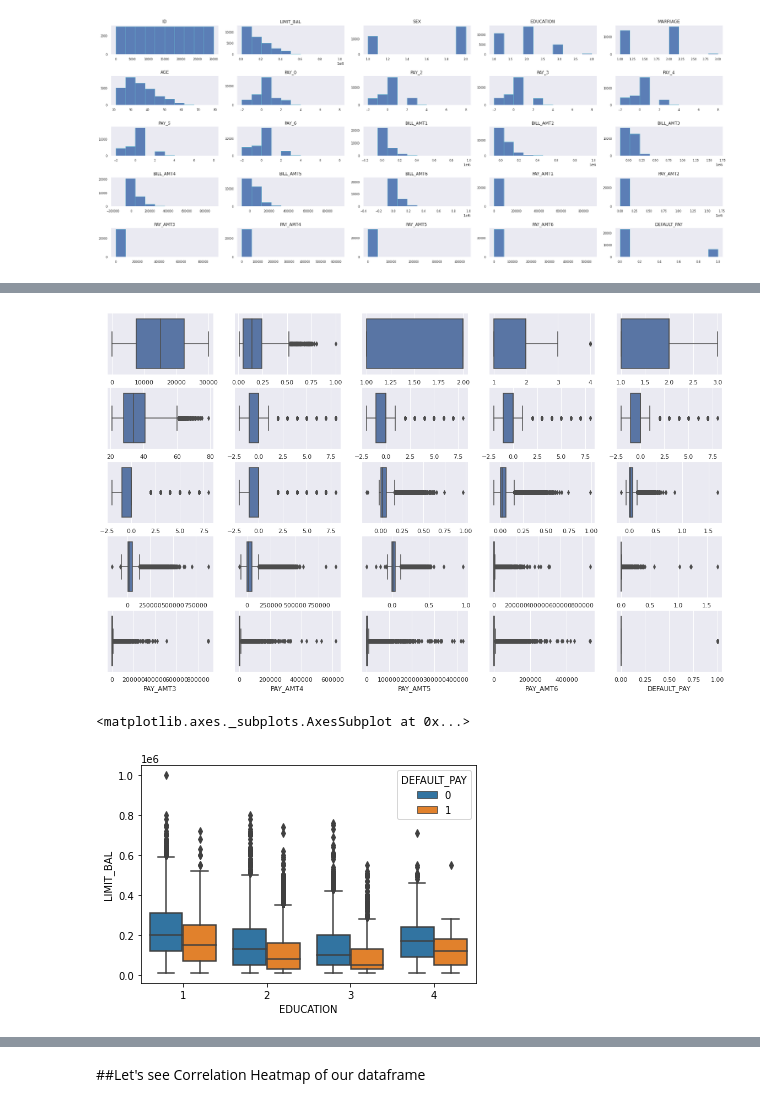
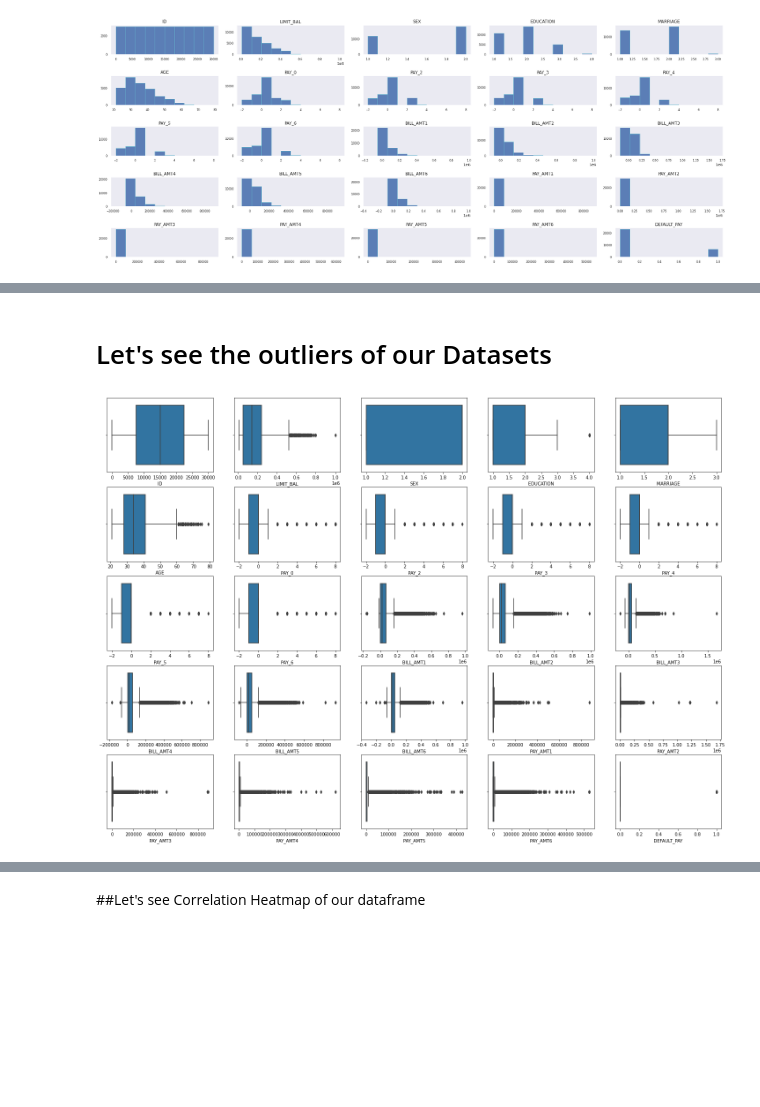
Before and after one commit to shivansh9770/Credit-Card-Default-Prediction, a Jupyter notebook: Credit_Card_Default_Prediction_Capstone_Project.ipynb, the cells around one changed output, grey strips where cells are left out. Saved outputs shown, nothing was run; the diff lists cells and outputs as text; code cells hidden in the pictures; blank space fills up the shorter version.

```diff
--- a/Credit_Card_Default_Prediction_Capstone_Project.ipynb
+++ b/Credit_Card_Default_Prediction_Capstone_Project.ipynb
@@ -410,0 +381,7 @@ Index(['ID', 'LIMIT_BAL', 'SEX', 'EDUCATION', 'MARRIAGE', 'AGE', 'PAY_0',
+# %%
+df = data_df.copy()
+df['SEX'] = df["SEX"].replace({1:'Male',2:'Female'})
+df['EDUCATION'] = df['EDUCATION'].replace({1:'Graduate School',2:'University',3:'High School',4:'Other'})
+df['MARRIAGE'] = df['MARRIAGE'].replace({1:'Married',2:'Single',3:'Other'})
+df['DEFAULT_PAY'] = df['DEFAULT_PAY'].replace({1:'Default',0:'Non-default'})
+df.head()
@@ -457,0 +444,6 @@ plt.show()
+# %%
+pay_df=df[['DEFAULT_PAY','EDUCATION','MARRIAGE','PAY_0','PAY_2', 'PAY_3', 'PAY_4', 'PAY_5', 'PAY_6']]
+fig, axes = plt.subplots(3,3, figsize=(20, 12))
+fig.suptitle('DataPoint Distribution of Default & Non-default Vs some Features', size=15)
+for i,col in enumerate(pay_df):
+  sns.countplot(x=col,hue="DEFAULT_PAY",data=pay_df, ax=axes[i//3,i%3])
@@ -468,17 +461,11 @@ data_df.plot.scatter('LIMIT_BAL', 'EDUCATION')
+# %% [markdown]
+# Let's see the outliers of our Datasets
 # %%
 # looking for outliers using box plot
-plt.figure(figsize=(20,12))
+plt.figure(figsize=(25,18))
 for index,item in enumerate([i for i in data_df.describe().columns.to_list()] ):
   plt.subplot(5,5,index+1)
   sns.boxplot(data_df[item])
 print('\n')
 # %% [output]
-[figure, old version]
+[figure, new version]
-# %%
-
-sns.boxplot(x = data_df['EDUCATION'],
-            y = data_df['LIMIT_BAL'],
-            hue = data_df['DEFAULT_PAY'])
-# %% [output]
-<matplotlib.axes._subplots.AxesSubplot at 0x...>
-[figure, removed]
```
Also changed, not shown: parts of 43 cells of this notebook.
